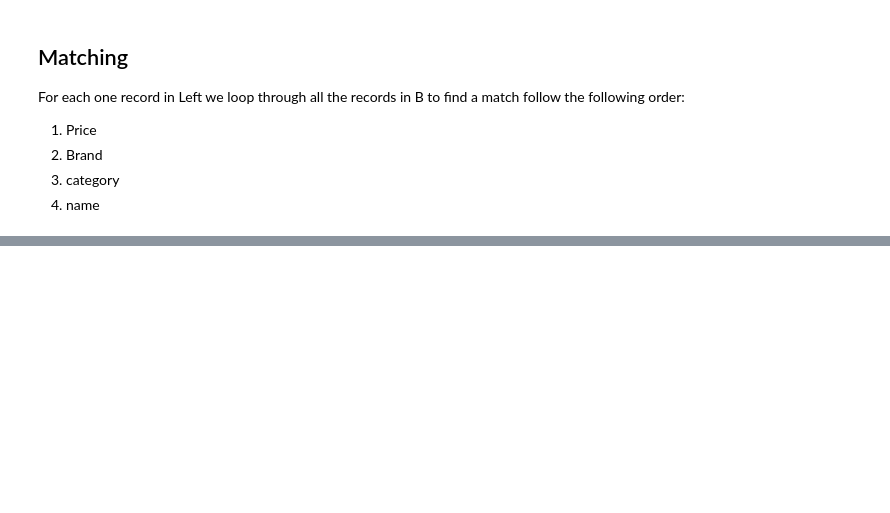
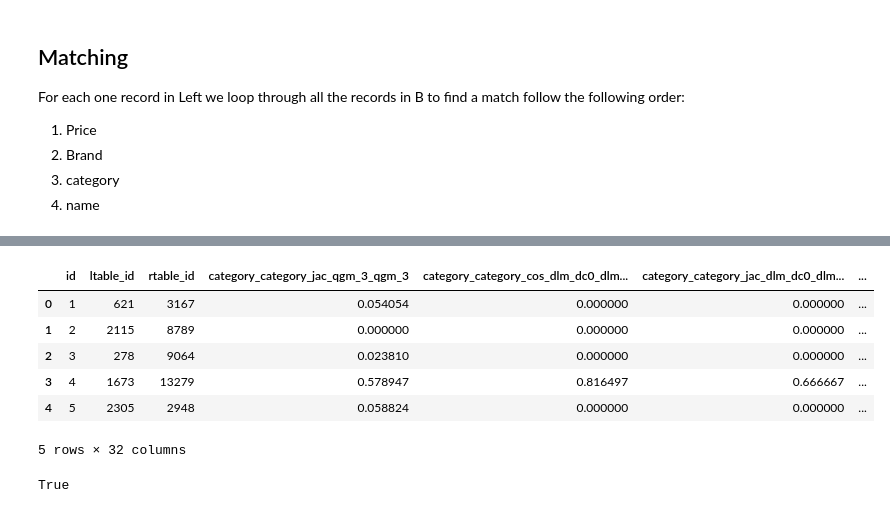
Before and after one commit to r0b3rt24/entity_matching, a Jupyter notebook: main.ipynb, the cells around one changed output, grey strips where cells are left out. Cells and saved outputs as stored; diff of their text form; code cells hidden in the pictures; blank space fills up the shorter version.

```diff
--- a/main.ipynb
+++ b/main.ipynb
@@ -127,0 +285,14 @@ epson
+# %%
+H.head()
+# %% [output]
+|  | id | ltable_id | rtable_id | category_category_jac_qgm_3_qgm_3 | category_category_cos_dlm_dc0_dlm... | category_category_jac_dlm_dc0_dlm... | ... |
+| 0 | 1 | 621 | 3167 | 0.054054 | 0.000000 | 0.000000 | ... |
+| 1 | 2 | 2115 | 8789 | 0.000000 | 0.000000 | 0.000000 | ... |
+| 2 | 3 | 278 | 9064 | 0.023810 | 0.000000 | 0.000000 | ... |
+| 3 | 4 | 1673 | 13279 | 0.578947 | 0.816497 | 0.666667 | ... |
+| 4 | 5 | 2305 | 2948 | 0.058824 | 0.000000 | 0.000000 | ... |
+5 rows × 32 columns
+# %%
+any(pd.notnull(H))
+# %% [output]
+True
```
Also changed, not shown: parts of 39 cells of this notebook.
